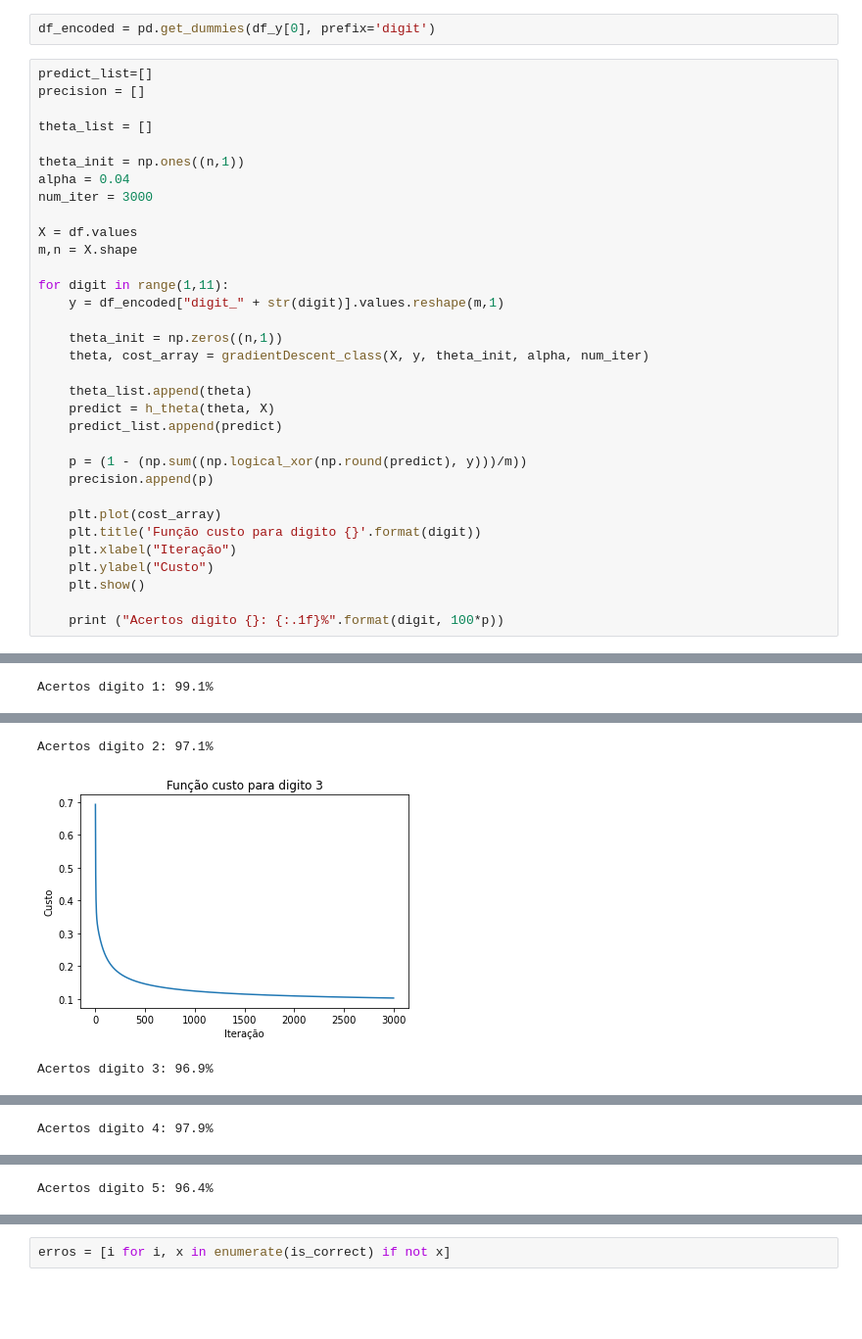
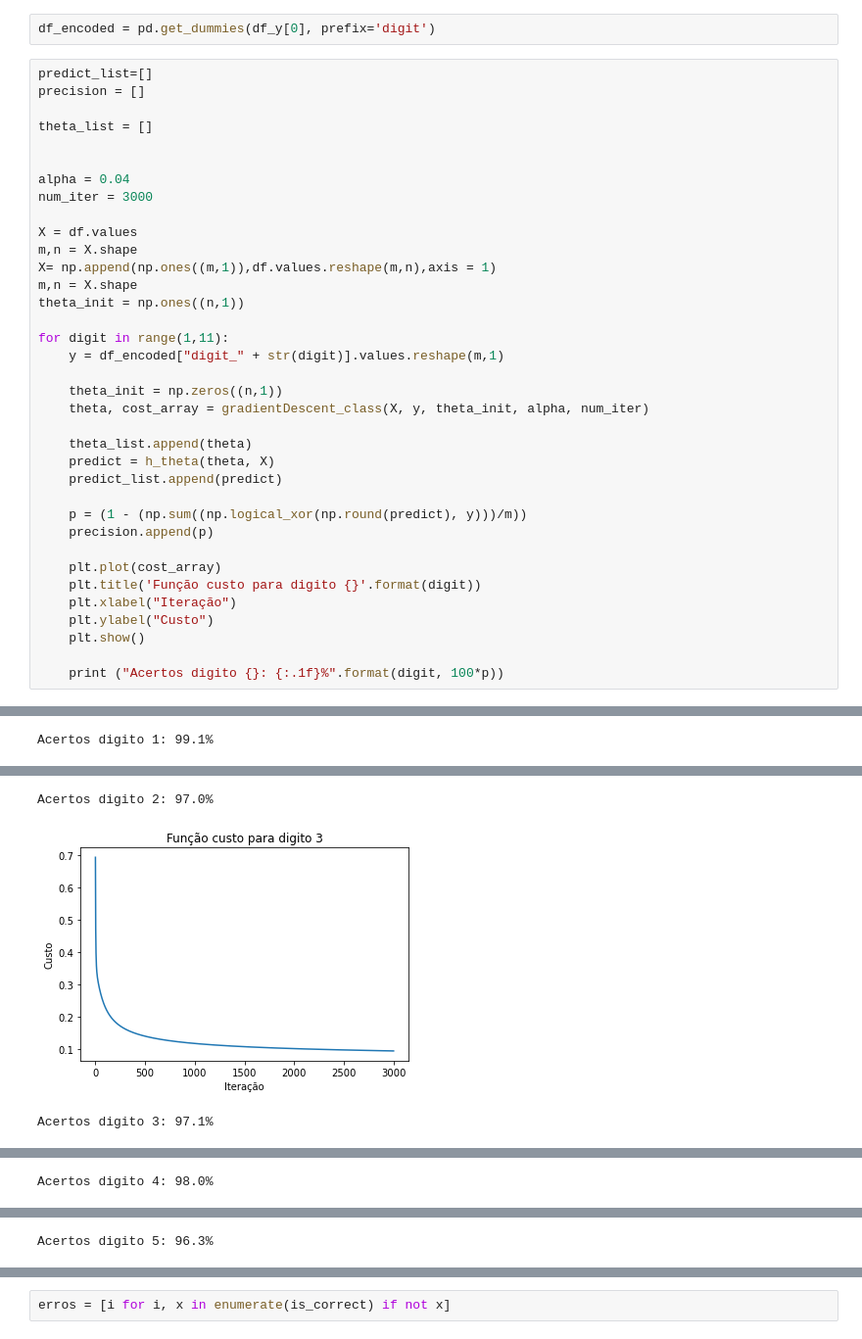
Before and after one commit to PedroOno/ms960, a Jupyter notebook: Projeto 1.ipynb, the cells around one changed output, grey strips where cells are left out. Shown at 98% size. Drawn from its saved outputs; the diff is of its cells as text; blank space fills up the shorter version.

```diff
--- a/Projeto 1.ipynb
+++ b/Projeto 1.ipynb
@@ -221,42 +221,45 @@ precision = []
 
 theta_list = []
 
-theta_init = np.ones((n,1))
+
 alpha = 0.04
 num_iter = 3000
 
 X = df.values
 m,n = X.shape
+X= np.append(np.ones((m,1)),df.values.reshape(m,n),axis = 1)
+m,n = X.shape
+theta_init = np.ones((n,1))
 
 for digit in range(1,11):
     y = df_encoded["digit_" + str(digit)].values.reshape(m,1)
 
     theta_init = np.zeros((n,1))
     theta, cost_array = gradientDescent_class(X, y, theta_init, alpha, num_iter)
 
     theta_list.append(theta)
     predict = h_theta(theta, X)
     predict_list.append(predict)
 
     p = (1 - (np.sum((np.logical_xor(np.round(predict), y)))/m))
     precision.append(p)
 
     plt.plot(cost_array)
     plt.title('Função custo para digito {}'.format(digit))
     plt.xlabel("Iteração")
     plt.ylabel("Custo")
     plt.show()
 
     print ("Acertos digito {}: {:.1f}%".format(digit, 100*p))
 # %% [output]
 [figure]
 Acertos digito 1: 99.1%
 [figure]
-Acertos digito 2: 97.1%
+Acertos digito 2: 97.0%
-[figure, old version]
+[figure, new version]
-Acertos digito 3: 96.9%
+Acertos digito 3: 97.1%
 [figure]
-Acertos digito 4: 97.9%
+Acertos digito 4: 98.0%
 [figure]
-Acertos digito 5: 96.4%
+Acertos digito 5: 96.3%
 [figure]
```
Also changed, not shown: parts of 28 cells of this notebook, 4 other files.
